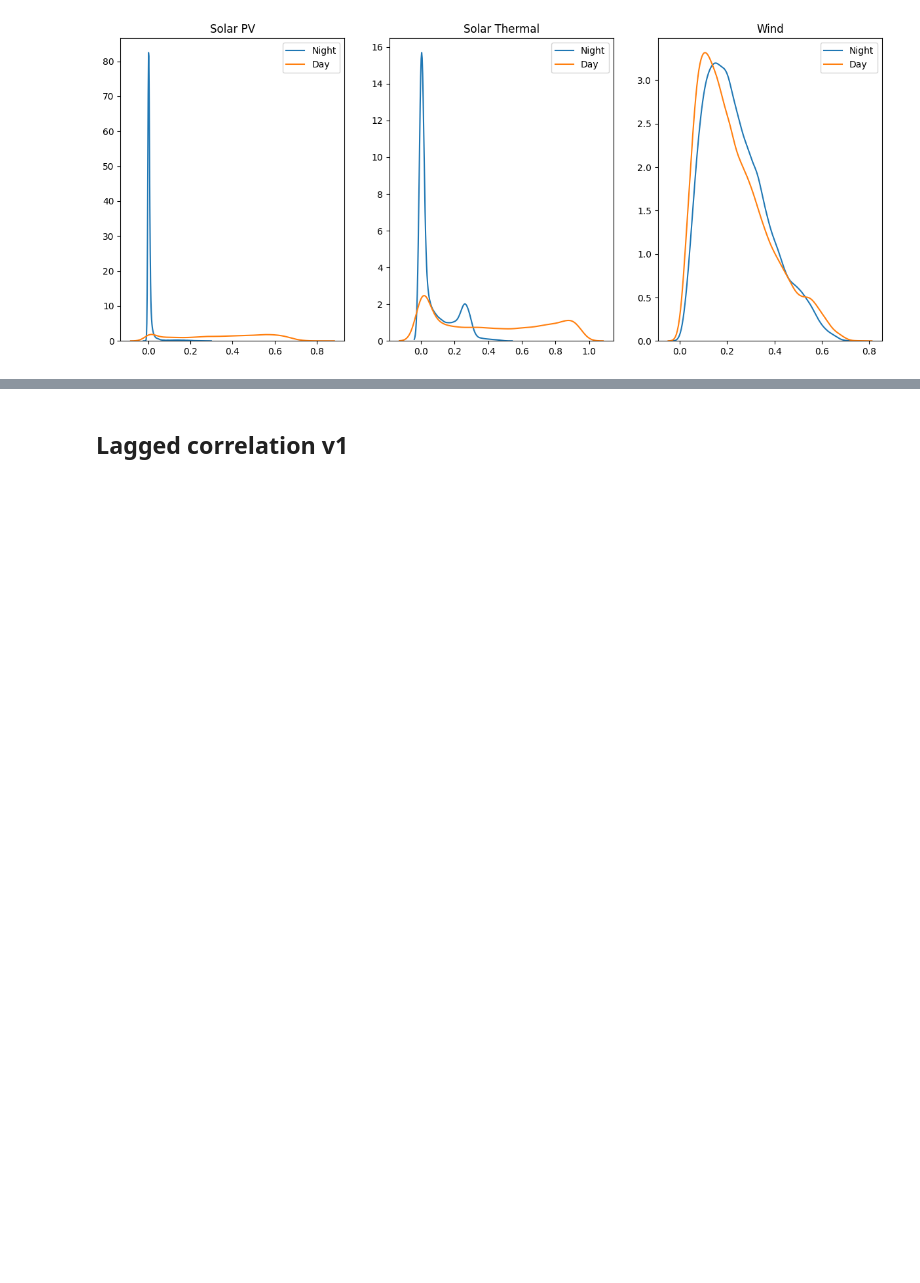
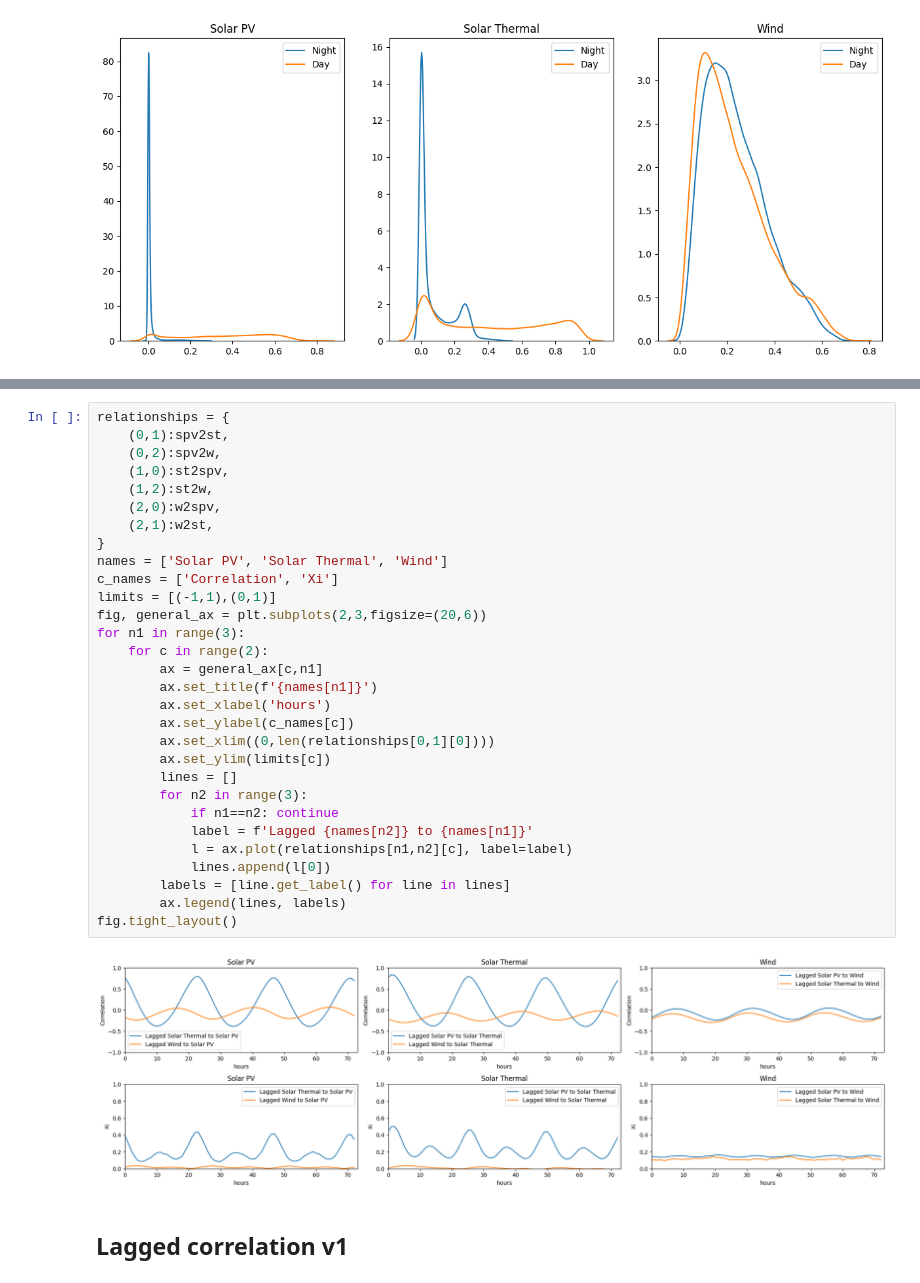
Before and after one commit to fcelya/solar-wind-generation, a Jupyter notebook: data_exploration_lags.ipynb, the cells around one changed output, grey strips where cells are left out. Drawn from its saved outputs; the diff is of its cells as text; blank space fills up the shorter version.

```diff
--- a/data_exploration_acf_pacf.ipynb
+++ b/data_exploration_lags.ipynb
@@ -333,3 +407,35 @@ Kurtosis:  -0.7860636007861199
+# %%
+relationships = {
+    (0,1):spv2st,
+    (0,2):spv2w,
+    (1,0):st2spv,
+    (1,2):st2w,
+    (2,0):w2spv,
+    (2,1):w2st,
+}
+names = ['Solar PV', 'Solar Thermal', 'Wind']
+c_names = ['Correlation', 'Xi']
+limits = [(-1,1),(0,1)]
+fig, general_ax = plt.subplots(2,3,figsize=(20,6))
+for n1 in range(3):
+    for c in range(2):
+        ax = general_ax[c,n1]
+        ax.set_title(f'{names[n1]}')
+        ax.set_xlabel('hours')
+        ax.set_ylabel(c_names[c])
+        ax.set_xlim((0,len(relationships[0,1][0])))
+        ax.set_ylim(limits[c])
+        lines = []
+        for n2 in range(3):
+            if n1==n2: continue
+            label = f'Lagged {names[n2]} to {names[n1]}'
+            l = ax.plot(relationships[n1,n2][c], label=label)
+            lines.append(l[0])
+        labels = [line.get_label() for line in lines]
+        ax.legend(lines, labels)
+fig.tight_layout()
+# %% [output]
+[figure, added]
 # %% [markdown]
 ## Lagged correlation v1
 # %%
```
Also changed, not shown: parts of 11 cells of this notebook, 6 other files.
